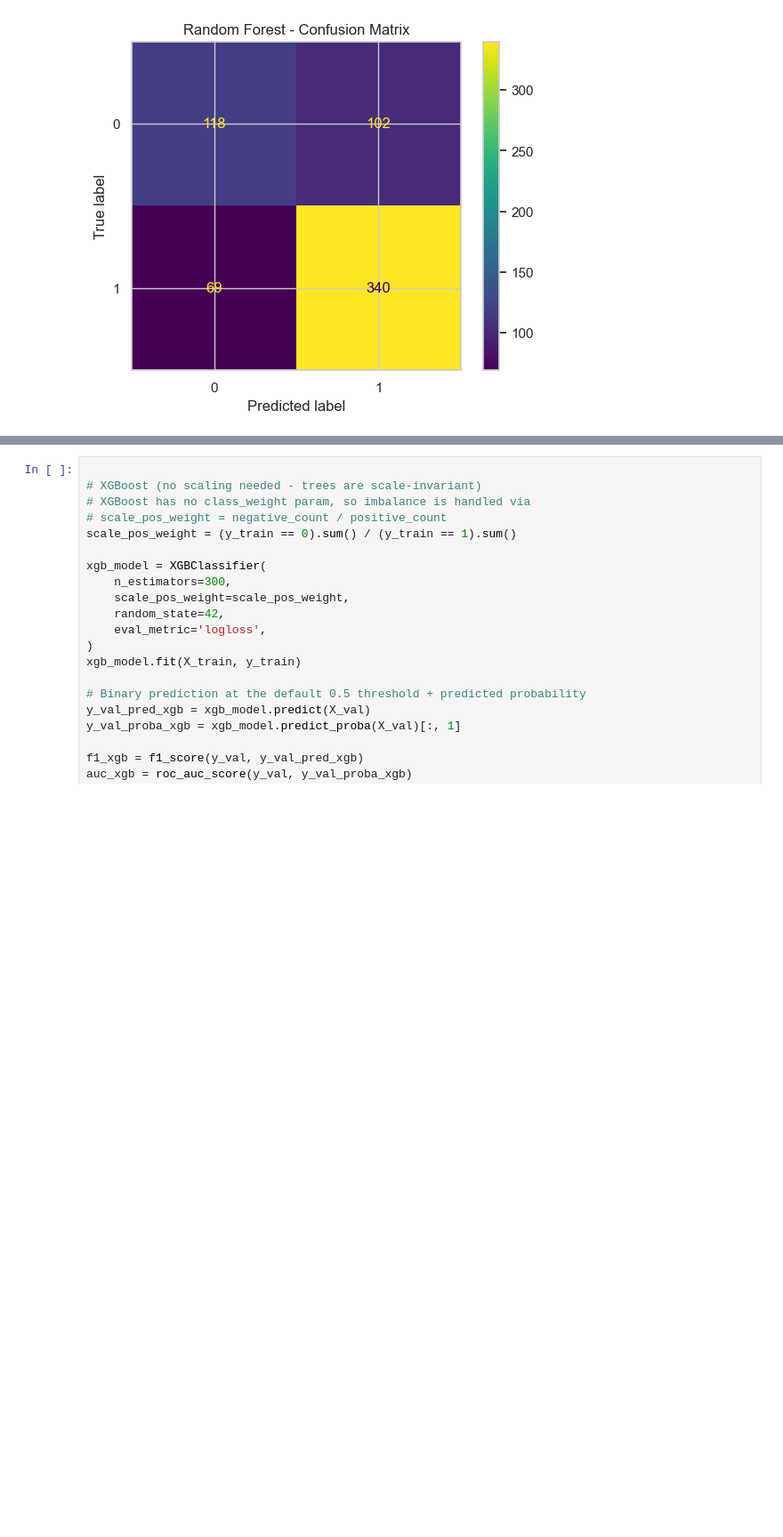
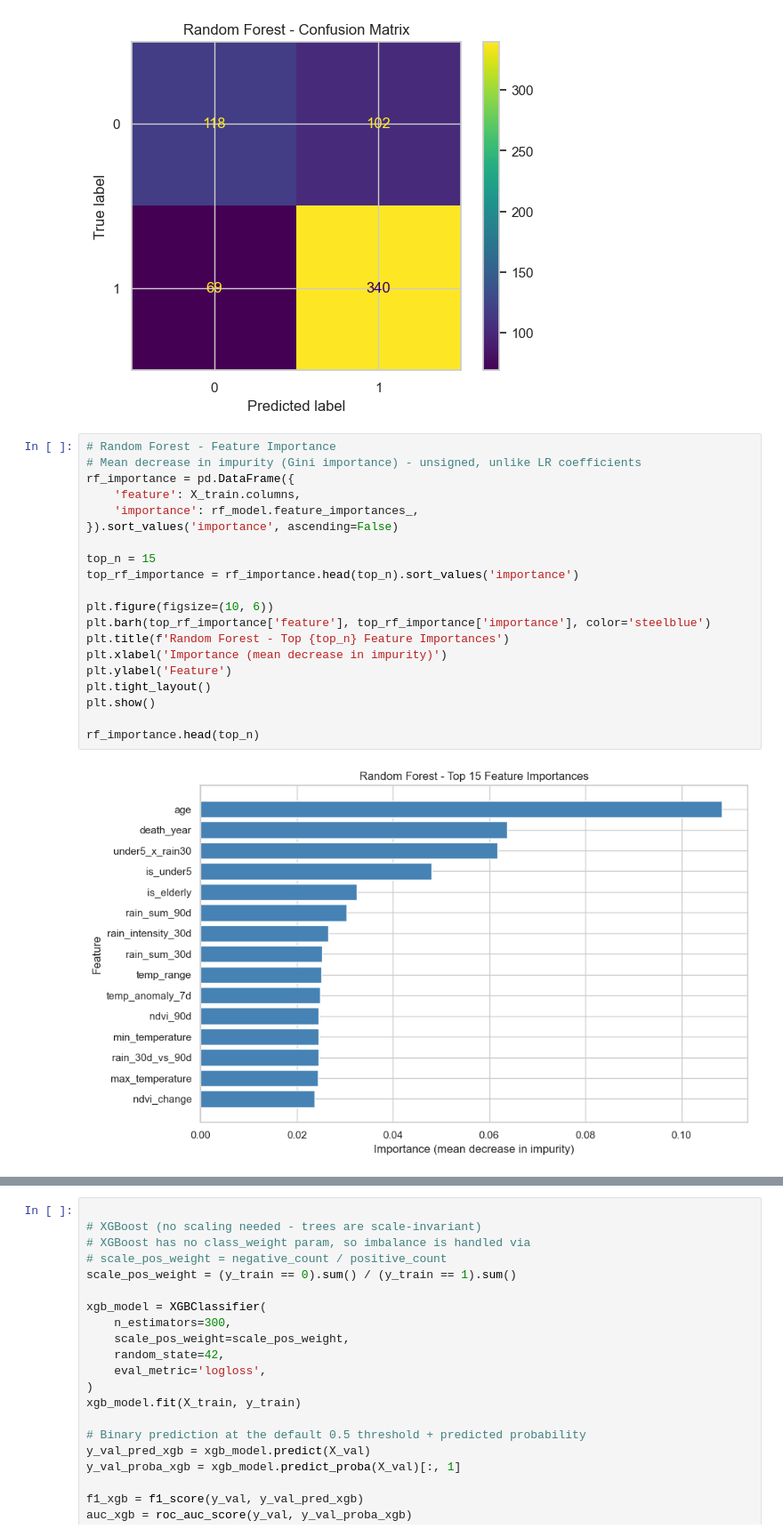
Before and after one commit to DevLaukey/Climate-risk-health-prediction, a Jupyter notebook: climate-risk-health-prediction.ipynb, the cells around one changed output, grey strips where cells are left out. Shown at 89% size. Cells and saved outputs as stored; diff of their text form; blank space fills up the shorter version.

```diff
--- a/climate-risk-health-prediction.ipynb
+++ b/climate-risk-health-prediction.ipynb
@@ -558,3 +582,25 @@ Combined (60/40): 0.8022
    macro avg       0.70      0.68      0.69       629
 weighted avg       0.72      0.73      0.72       629
 [figure]
+# %%
+# Random Forest - Feature Importance
+# Mean decrease in impurity (Gini importance) - unsigned, unlike LR coefficients
+rf_importance = pd.DataFrame({
+    'feature': X_train.columns,
+    'importance': rf_model.feature_importances_,
+}).sort_values('importance', ascending=False)
+
+top_n = 15
+top_rf_importance = rf_importance.head(top_n).sort_values('importance')
+
+plt.figure(figsize=(10, 6))
+plt.barh(top_rf_importance['feature'], top_rf_importance['importance'], color='steelblue')
+plt.title(f'Random Forest - Top {top_n} Feature Importances')
+plt.xlabel('Importance (mean decrease in impurity)')
+plt.ylabel('Feature')
+plt.tight_layout()
+plt.show()
+
+rf_importance.head(top_n)
+# %% [output]
+[figure, added]
```
Also changed, not shown: parts of 19 cells of this notebook, 12 other files.
